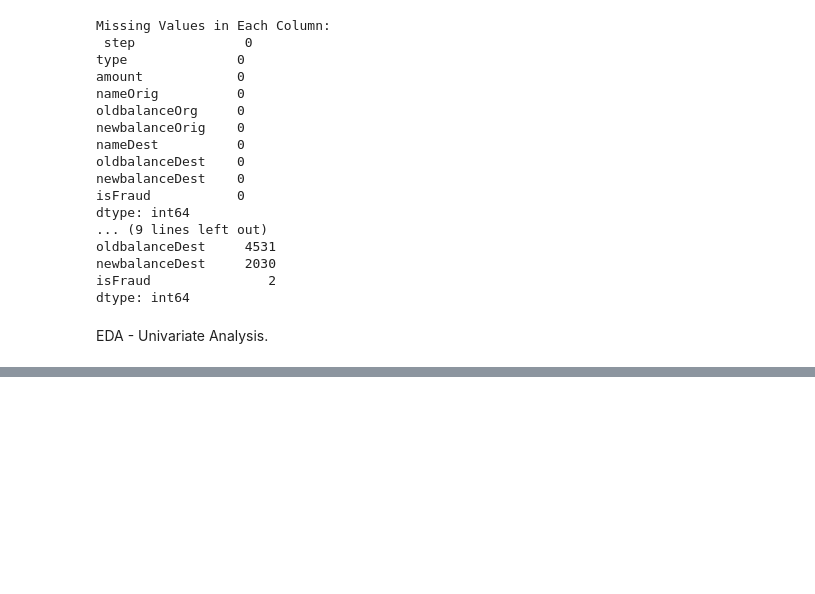
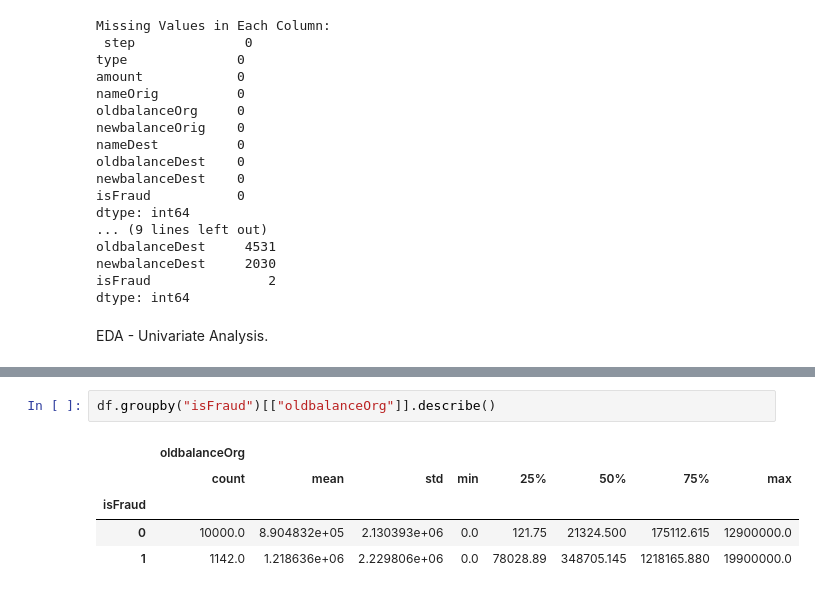
Before and after one commit to SumeetYadav0/fraud-detection-capstone, a Jupyter notebook: eda.ipynb, the cells around one changed output, grey strips where cells are left out. Drawn from its saved outputs; the diff is of its cells as text; blank space fills up the shorter version.

```diff
--- a/eda.ipynb
+++ b/eda.ipynb
@@ -201,0 +221,8 @@ plt.close()
+# %%
+df.groupby("isFraud")[["oldbalanceOrg"]].describe()
+# %% [output]
+|  | oldbalanceOrg |  |  |  |  |  |  |  |
+|  | count | mean | std | min | 25% | 50% | 75% | max |
+| isFraud |  |  |  |  |  |  |  |  |
+| 0 | 10000.0 | 8.904832e+05 | 2.130393e+06 | 0.0 | 121.75 | 21324.500 | 175112.615 | 12900000.0 |
+| 1 | 1142.0 | 1.218636e+06 | 2.229806e+06 | 0.0 | 78028.89 | 348705.145 | 1218165.880 | 19900000.0 |
```
Also changed, not shown: parts of 24 cells of this notebook, 17 other files.
